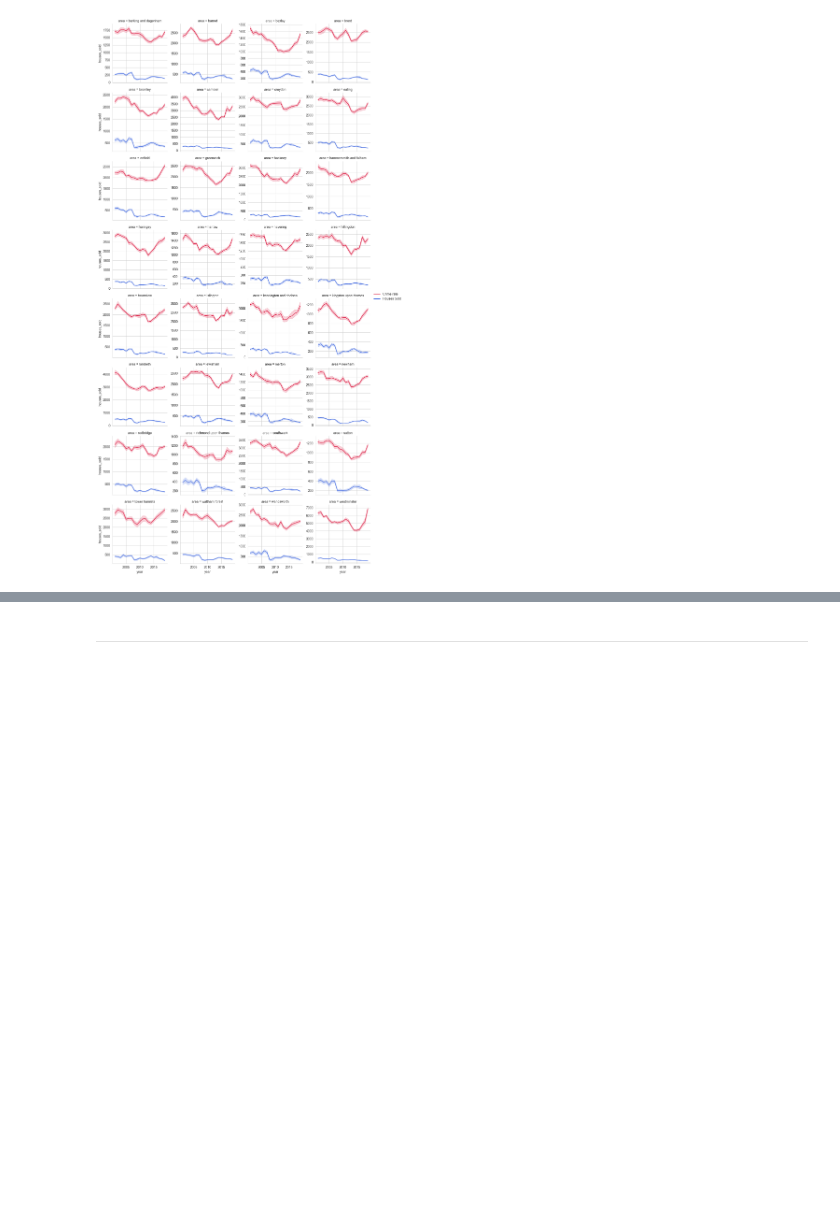
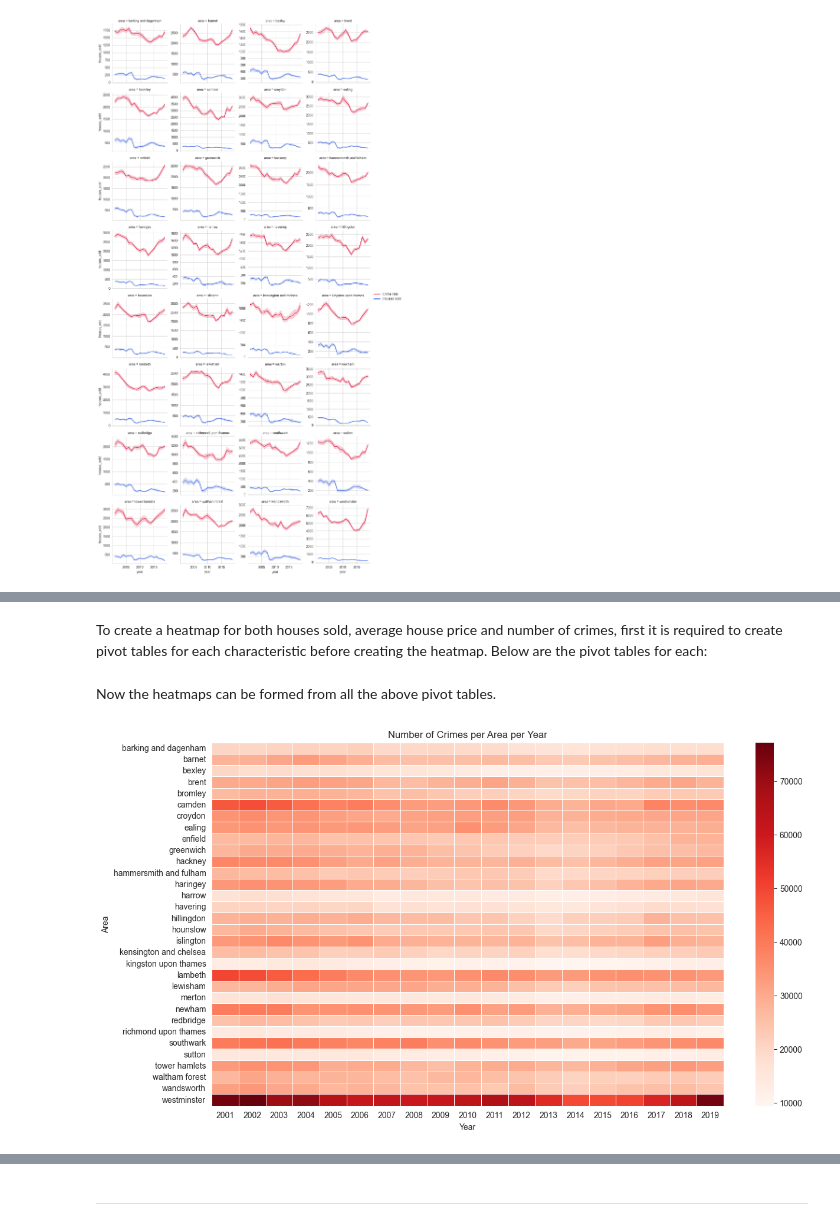
Before and after one commit to naqashb7/london_housing_analysis_project, a Jupyter notebook: jupyter_notebooks/Visualisations.ipynb, the cells around one changed output, grey strips where cells are left out. Saved outputs shown, nothing was run; the diff lists cells and outputs as text; code cells hidden in the pictures; blank space fills up the shorter version.

Commit message:
Heatmaps

```diff
--- a/jupyter_notebooks/Visualisations.ipynb
+++ b/jupyter_notebooks/Visualisations.ipynb
@@ -141,2 +143,4 @@ Although the y axis scales are not the same across all the subplots, it can stil
+# %% [markdown]
+To create a heatmap for both houses sold, average house price and number of crimes, first it is required to create pivot tables for each characteristic before creating the heatmap. Below are the pivot tables for each:
 # %%
-borough_scatter =
+crime_pivot = clean_london_housing_data_df.pivot_table( index= "area", columns = "year", values = "no_of_crimes", aggfunc= "sum")
@@ -142,0 +151,13 @@ borough_scatter =
+# %% [markdown]
+Now the heatmaps can be formed from all the above pivot tables.
+# %%
+plt.figure(figsize=(14,8))
+
+sns.heatmap(crime_pivot,cmap= "Reds", linewidths= 0.5)
+
+plt.title("Number of Crimes per Area per Year")
+plt.xlabel("Year")
+plt.ylabel("Area")
+plt.show()
+# %% [output]
+[figure, added]
```
Also changed, not shown: parts of 6 cells of this notebook.
